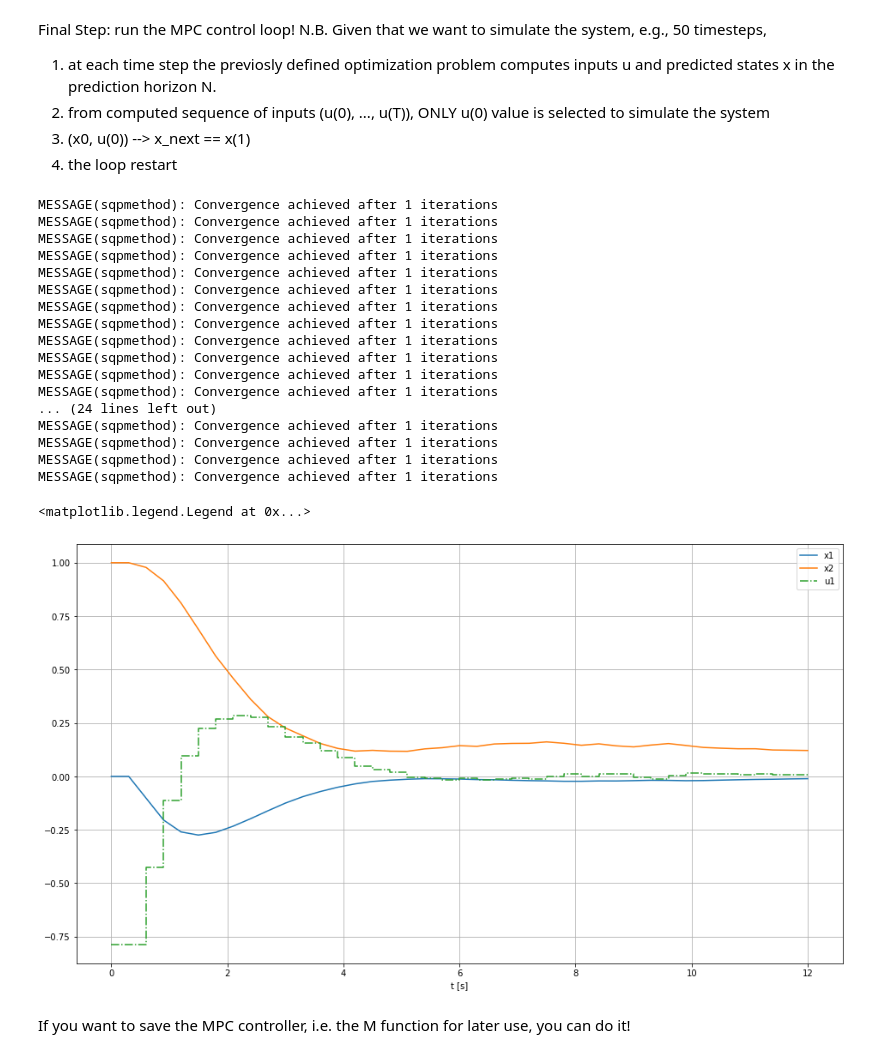
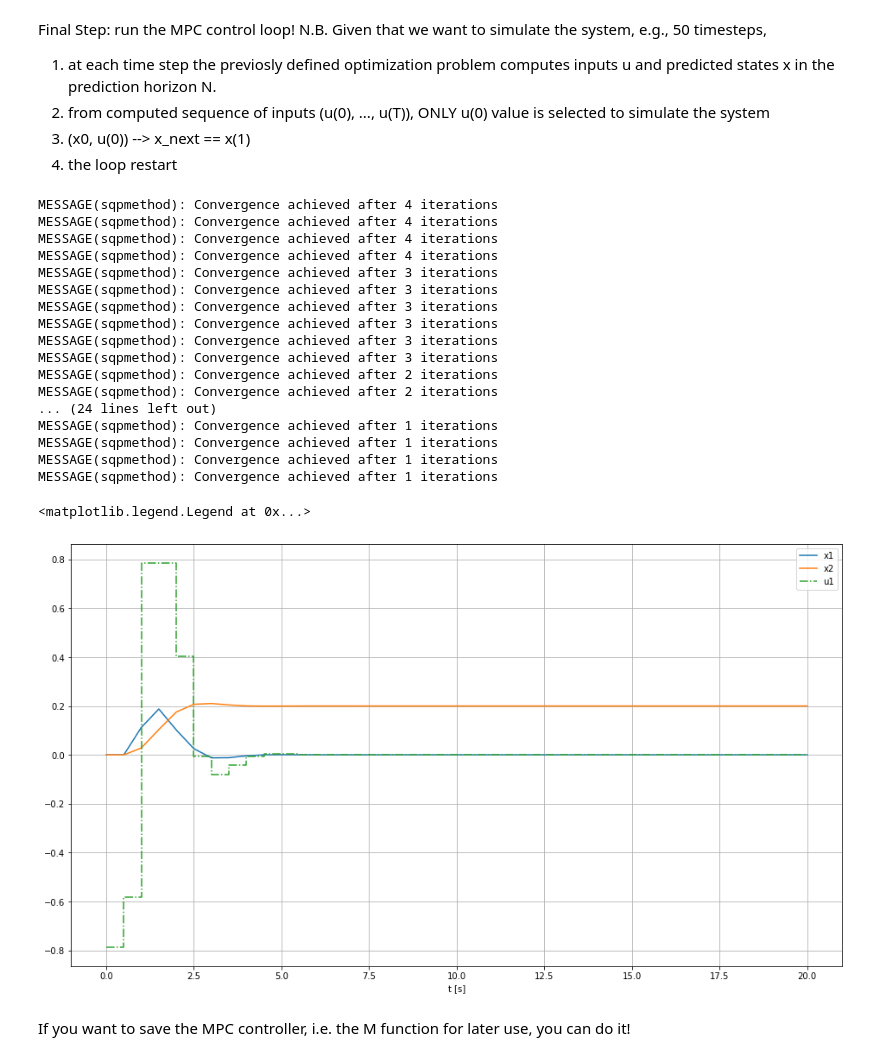
Before and after one commit to giuliovv/ball_beam, a Jupyter notebook: nmpc.ipynb, the cells around one changed output. Saved outputs shown, nothing was run; the diff lists cells and outputs as text; code cells hidden in the pictures.

```diff
--- a/nmpc.ipynb
+++ b/nmpc.ipynb
@@ -17,5 +18,16 @@ N = 10 # Number of control intervals
 
 Ts = 0.5 #T/N
+# %%
+# Parameters
+r_ball = 0.0127
+L_beam = 0.4255
+g = 9.81
+x_eq = L_beam/2
+m_ball = 0.064
+m_beam = 0.65
+r_arm = 0.0254
+J_ball = 4.193e-5
+J_beam = (m_beam*L_beam**2)/3
 # %% [markdown]
 Initialize states, inputs, and system dynamic equation
 # %%
@@ -66,8 +80,8 @@ F = Function('F',[x,u],[x_next],['x','u'],['x_next'])
 # %%
 # Test the problem definition
 sim = F.mapaccum(N) # To call the F function N times
-x0 = [0,1]
-res = sim(x0, np.cos(np.arange(N))/4) # Example: u1 = cosine excitation
+x0 = [0,0,0]
+res = sim(x0, np.cos(np.arange(N))/4) # Example cosine excitation and its derivative
 fig = plt.figure()
 tgrid = np.linspace(0,T,N+1)
 plt.plot(tgrid, np.column_stack((x0, res)).T)
@@ -78,14 +93,12 @@ plt.plot(tgrid, np.column_stack((x0, res)).T)
 # %%
 opti = Opti() # Special CasADi stack for optimization
 
-x = opti.variable(2,N+1)    # States with dimension (n_x, prediction_horizon+1) (x(0),...,x(N+1))
+x = opti.variable(3,N+1)    # States with dimension (n_x, prediction_horizon+1) (x(0),...,x(N+1))
 u = opti.variable(1,N)      # Inputs with dimension (n_u, prediction_horizon) (u(0),...,u(N))
-p = opti.parameter(2,1)     # Parameter to set the initial state conditions (x(0))
+p = opti.parameter(3,1)     # Parameter to set the initial state conditions (x(0))
 r = opti.parameter(1)
 
-Q, R = 3, 1
-
-obj = Q*sumsqr(x[1,:] - r)+R*sumsqr(u)   # Objective function: (NOT NECESSARILY quadratic!)
+obj = Q*sumsqr(x[-1,:] - r)+R*sumsqr(u)   # Objective function: (NOT NECESSARILY quadratic!)
 
 opti.minimize(obj)          # Setup the problem
 
@@ -101,8 +114,8 @@ opti.subject_to(u>=-pi/4)
 # 3) Force the state variable at instant 0 to be equal to the parameter value containing x0 value
 opti.subject_to(x[:,0]==p)
 
-opti.set_value(p,[0, 0]) # Set the initial x0 value
-opti.set_value(r,0.1)
+opti.set_value(p,[0, 0, 0]) # Set the initial x0 value
+opti.set_value(r,0.2)
 
 opts = dict()
 opts["qpsol"] = "qrqp" # Solver! See the docs for information
@@ -116,8 +129,8 @@ opti.solver("sqpmethod", opts)
 if test_results:
     sol = opti.solve() # For testing purpose: test the optimization on 1 time step
     fig = plt.figure
-    plt.plot(tgrid, sol.value(x[0,:]).T, label='x1')
-    plt.plot(tgrid, sol.value(x[1,:]).T, label='x2')
+    plt.plot(tgrid, sol.value(x[1,:]).T, label='x1')
+    plt.plot(tgrid, sol.value(x[2,:]).T, label='x2')
     plt.plot(tgrid, np.column_stack((sol.value(u).reshape(1,-1), np.NaN)).T, drawstyle='steps-post', label='u1')
     plt.grid(True)
     plt.legend()
@@ -136,13 +149,13 @@ N.B. Given that we want to simulate the system, e.g., 50 timesteps,
 M = opti.to_function('f',[p, r],[u[:,0]],['p', 'r'],['u_opt'])
 # %%
 # Reference point
-r = 0.1
+r = 0.2
 
 # MPC loop
-X_log = np.empty((2,0))
+X_log = np.empty((3,0))
 U_log = np.array([])
 
-x = [0,1]
+x = [0,0,0]
 for i in range(4*N):
     u = M(x, r)
 
@@ -150,20 +163,20 @@ for i in range(4*N):
     X_log = np.column_stack((X_log, x))
 
     # simulate
-    x = F(x,u) + [0, np.random.rand()*0.02]
+    x = F(x,u) #+ [0, np.random.rand()*0.02]
 # %% [output]
-MESSAGE(sqpmethod): Convergence achieved after 1 iterations
-MESSAGE(sqpmethod): Convergence achieved after 1 iterations
-MESSAGE(sqpmethod): Convergence achieved after 1 iterations
-MESSAGE(sqpmethod): Convergence achieved after 1 iterations
-MESSAGE(sqpmethod): Convergence achieved after 1 iterations
-MESSAGE(sqpmethod): Convergence achieved after 1 iterations
-MESSAGE(sqpmethod): Convergence achieved after 1 iterations
-MESSAGE(sqpmethod): Convergence achieved after 1 iterations
-MESSAGE(sqpmethod): Convergence achieved after 1 iterations
-MESSAGE(sqpmethod): Convergence achieved after 1 iterations
-MESSAGE(sqpmethod): Convergence achieved after 1 iterations
-MESSAGE(sqpmethod): Convergence achieved after 1 iterations
+MESSAGE(sqpmethod): Convergence achieved after 4 iterations
+MESSAGE(sqpmethod): Convergence achieved after 4 iterations
+MESSAGE(sqpmethod): Convergence achieved after 4 iterations
+MESSAGE(sqpmethod): Convergence achieved after 4 iterations
+MESSAGE(sqpmethod): Convergence achieved after 3 iterations
+MESSAGE(sqpmethod): Convergence achieved after 3 iterations
+MESSAGE(sqpmethod): Convergence achieved after 3 iterations
+MESSAGE(sqpmethod): Convergence achieved after 3 iterations
+MESSAGE(sqpmethod): Convergence achieved after 3 iterations
+MESSAGE(sqpmethod): Convergence achieved after 3 iterations
+MESSAGE(sqpmethod): Convergence achieved after 2 iterations
+MESSAGE(sqpmethod): Convergence achieved after 2 iterations
 ... (24 lines left out)
 MESSAGE(sqpmethod): Convergence achieved after 1 iterations
 MESSAGE(sqpmethod): Convergence achieved after 1 iterations
@@ -172,16 +185,16 @@ MESSAGE(sqpmethod): Convergence achieved after 1 iterations
 # %%
 # Plot results!
 fig = plt.figure(figsize=(16,9))
-tgrid_mpc = np.linspace(0,4*T,4*N+1)
-plt.plot(tgrid_mpc, np.append(x0[0], X_log[0,:]).T, label ='x1')
-plt.plot(tgrid_mpc, np.append(x0[1], X_log[1,:]).T, label ='x2')
+tgrid_mpc = np.linspace(0,2*T,4*N+1)
+plt.plot(tgrid_mpc, np.append(x0[1], X_log[1,:]).T, label ='x1')
+plt.plot(tgrid_mpc, np.append(x0[2], X_log[2,:]).T, label ='x2')
 plt.plot(tgrid_mpc, np.append(U_log, np.NaN).T, linestyle='-.', drawstyle='steps-post', label="u1")
 plt.xlabel('t [s]')
 plt.grid(True)
 plt.legend()
 # %% [output]
 <matplotlib.legend.Legend at 0x...>
-[figure, old version]
+[figure, new version]
 # %% [markdown]
 If you want to save the MPC controller, i.e. the M function for later use, you can do it!
 # %%
```
Also changed, not shown: parts of 7 cells of this notebook, 3 other files.
